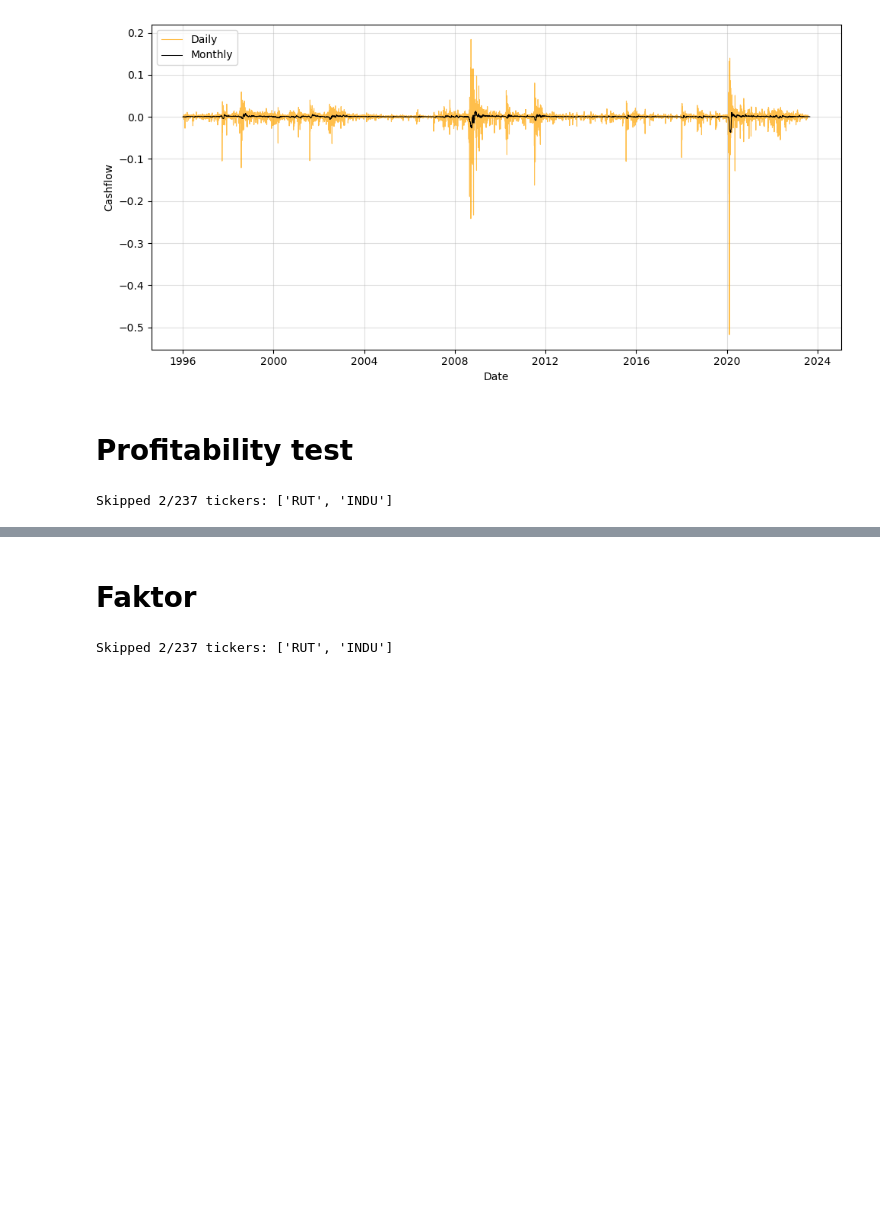
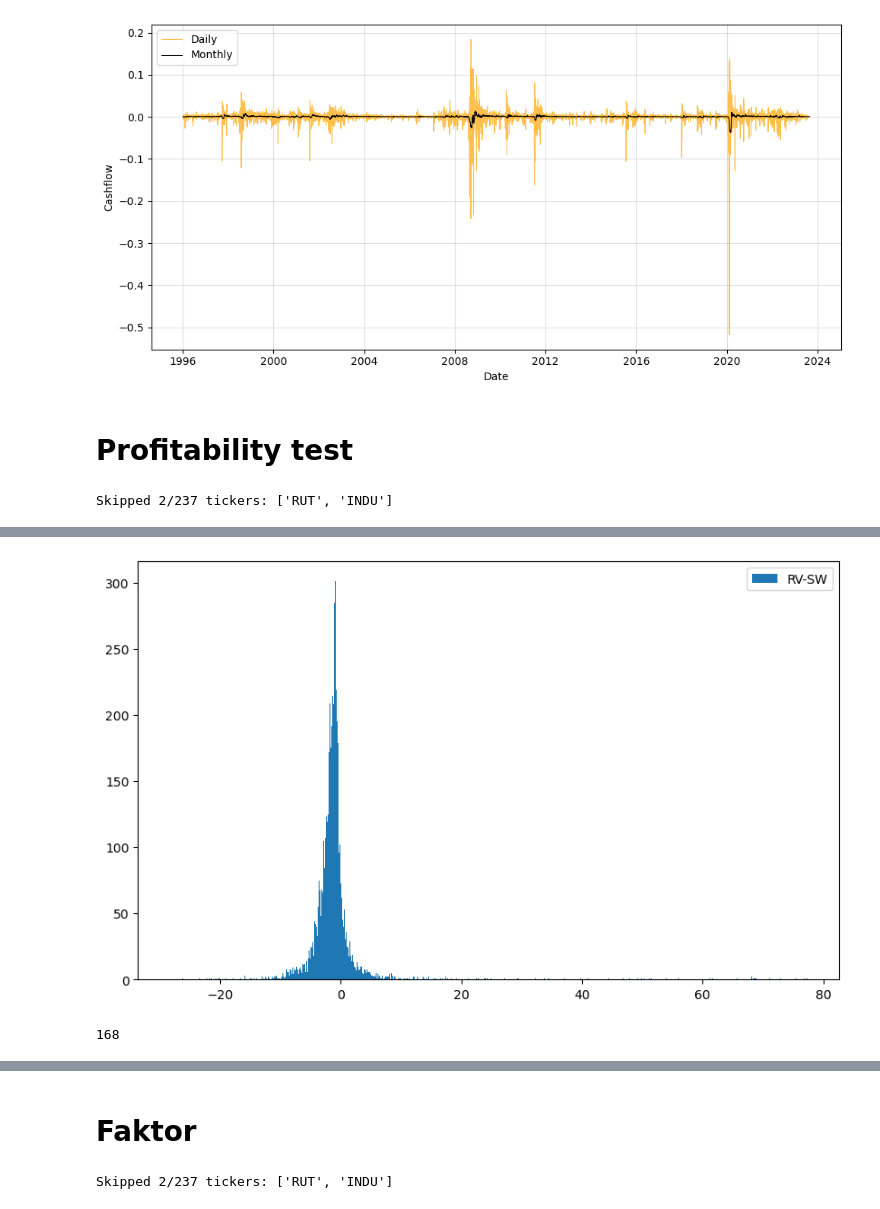
Before and after one commit to MadsHebsgaard/volpy, a Jupyter notebook: Code to produce results/Analysis.ipynb, the cells around one changed output, grey strips where cells are left out. Drawn from its saved outputs; the diff is of its cells as text; code cells hidden in the pictures; blank space fills up the shorter version.

```diff
--- a/Code to produce results/Analysis.ipynb
+++ b/Code to produce results/Analysis.ipynb
@@ -243,0 +275,11 @@ d5.to_csv("liquid time period table.csv", index=False)
+# %%
+plt.figure(figsize=(10, 6))
+plt.hist(SPX_df["RV-SW 30"]*100, bins = 1000, label = "RV-SW")
+plt.legend()
+plt.show()
+# %% [output]
+[figure, added]
+# %%
+sum(SPX_df["RV-SW 30"] > 0.060)
+# %% [output]
+168
```
Also changed, not shown: parts of 21 cells of this notebook, 5 other files.
